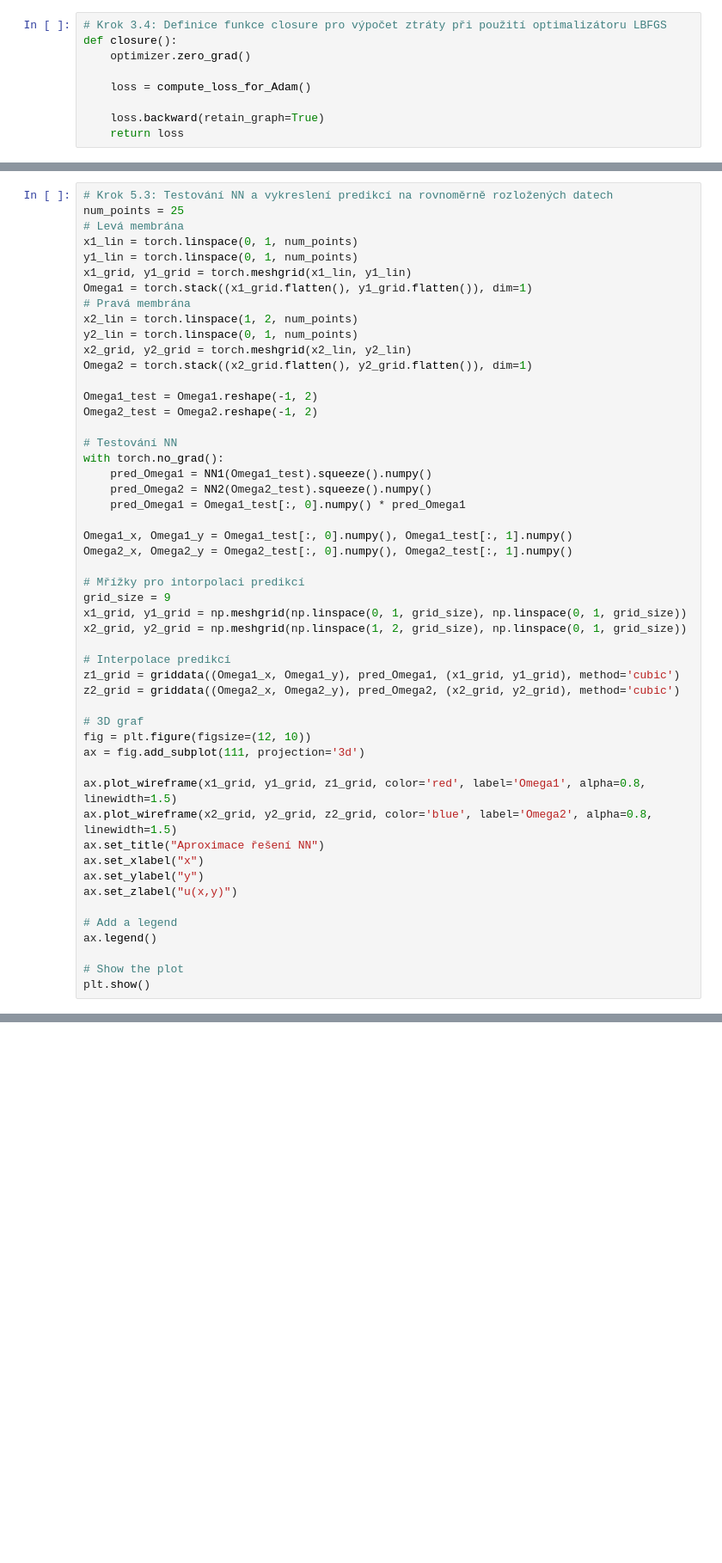
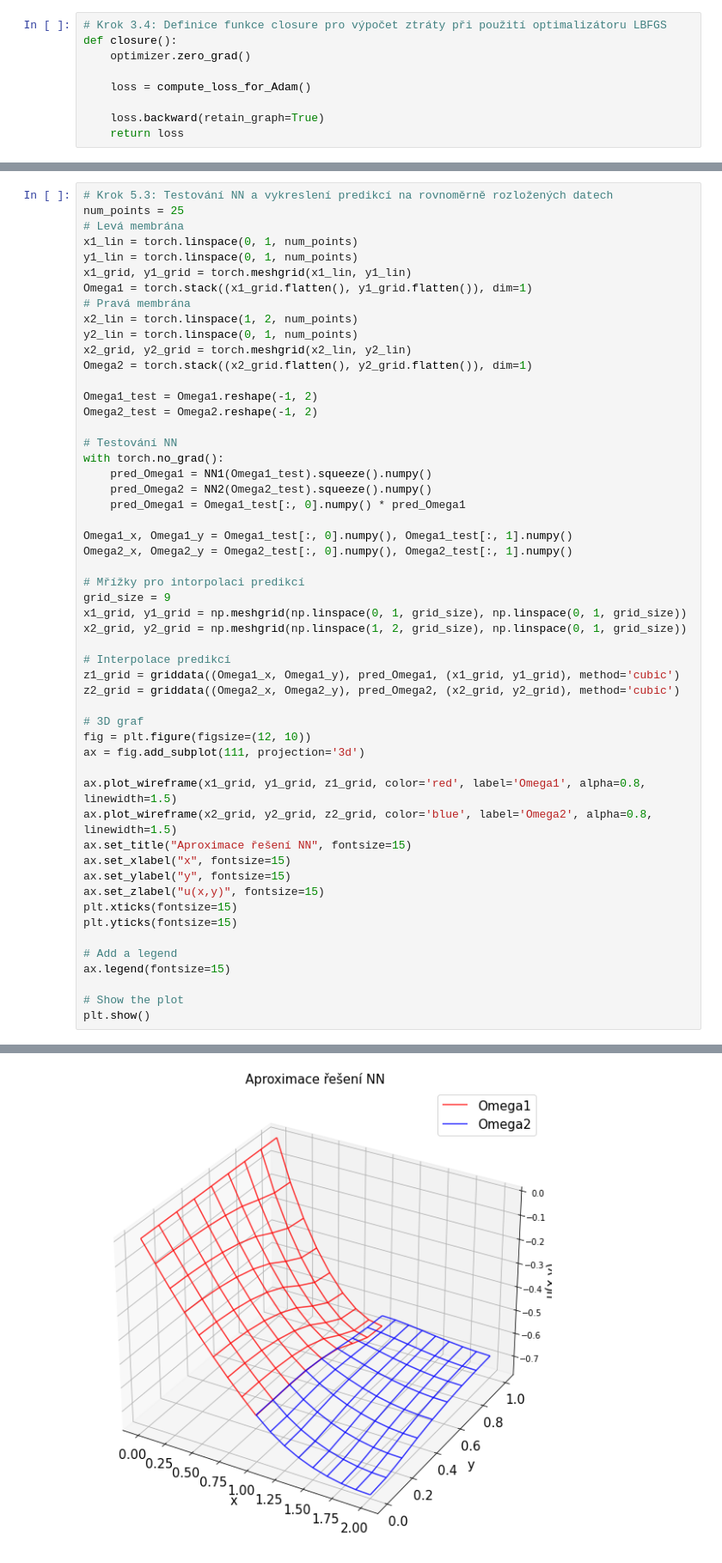
Before and after one commit to STE0493/DP-PINNs, a Jupyter notebook: 4_PUBLISH_2d_uloha_pinn_dve_membrany.ipynb, the cells around one changed output, grey strips where cells are left out. Shown: that part at 86% size. Drawn from its saved outputs; the diff is of its cells as text; blank space fills up the shorter version.

```diff
--- a/4_PUBLISH_2d_uloha_pinn_dve_membrany.ipynb
+++ b/4_PUBLISH_2d_uloha_pinn_dve_membrany.ipynb
@@ -478,13 +485,15 @@ ax = fig.add_subplot(111, projection='3d')
 
 ax.plot_wireframe(x1_grid, y1_grid, z1_grid, color='red', label='Omega1', alpha=0.8, linewidth=1.5)
 ax.plot_wireframe(x2_grid, y2_grid, z2_grid, color='blue', label='Omega2', alpha=0.8, linewidth=1.5)
-ax.set_title("Aproximace řešení NN")
-ax.set_xlabel("x")
-ax.set_ylabel("y")
-ax.set_zlabel("u(x,y)")
+ax.set_title("Aproximace řešení NN", fontsize=15)
+ax.set_xlabel("x", fontsize=15)
+ax.set_ylabel("y", fontsize=15)
+ax.set_zlabel("u(x,y)", fontsize=15)
+plt.xticks(fontsize=15)
+plt.yticks(fontsize=15)
 
 # Add a legend
-ax.legend()
+ax.legend(fontsize=15)
 
 # Show the plot
 plt.show()
@@ -492,0 +501 @@ NameError: name 'torch' is not defined
+[figure, added]
```
Also changed, not shown: parts of 8 cells of this notebook.
